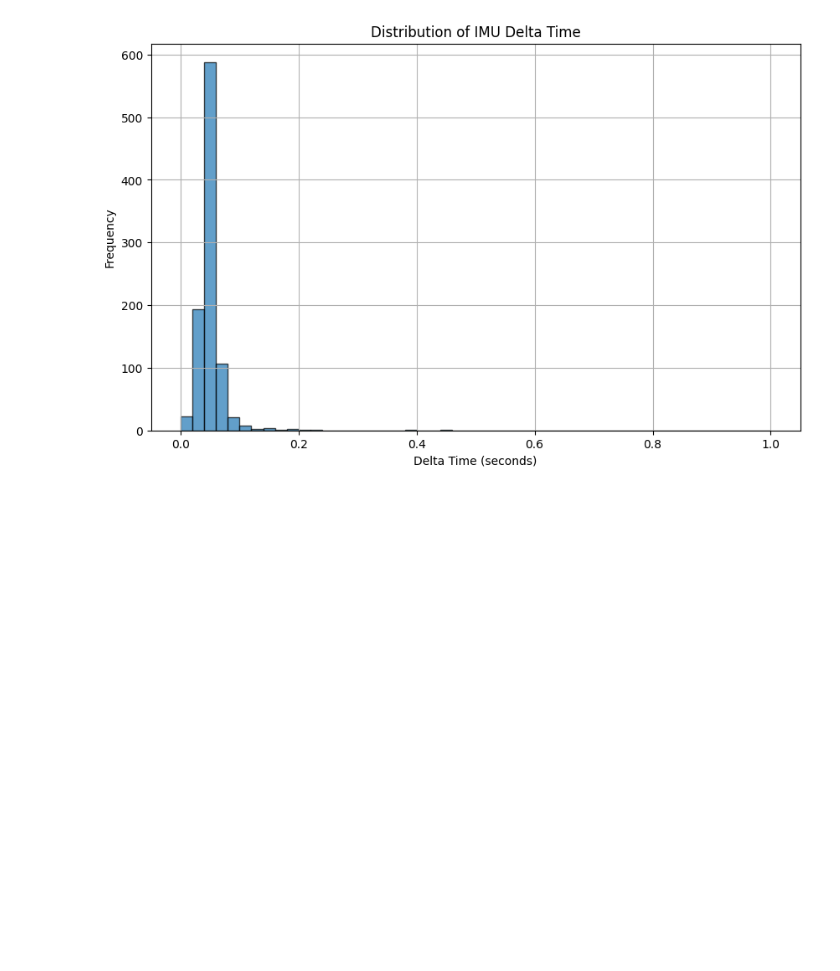
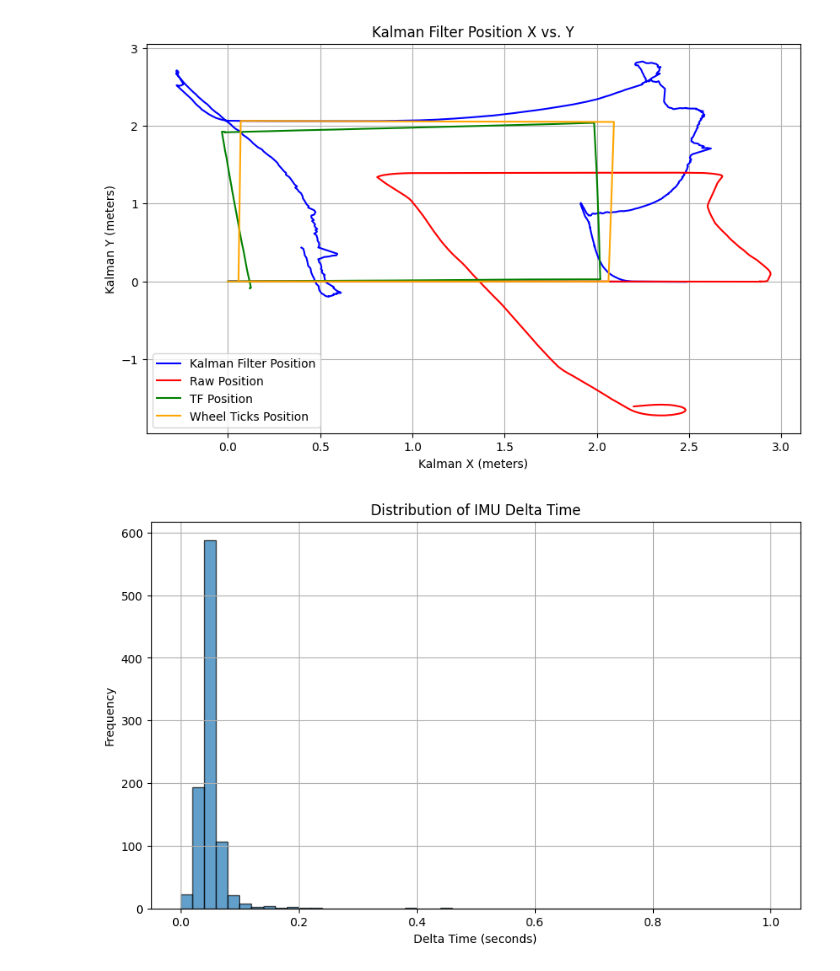
Before and after one commit to calvinbootsman/Data-Fusion-Architecture, a Jupyter notebook: Assignment 3/DFA_Assignment3_2024/data_to_position.ipynb, the cells around one changed output. Drawn from its saved outputs; the diff is of its cells as text; code cells hidden in the pictures; blank space fills up the shorter version.

```diff
--- a/Assignment 3/DFA_Assignment3_2024/data_to_position.ipynb
+++ b/Assignment 3/DFA_Assignment3_2024/data_to_position.ipynb
@@ -186,3 +209,101 @@ plt.show()
+# %%
+import numpy as np
+import matplotlib.pyplot as plt
+
+# Initialize Kalman Filter variables
+H = np.array([[1, 0, 0, 0, 0, 0, 0],
+              [0, 1, 0, 0, 0, 0, 0],
+              [0, 0, 1, 0, 0, 0, 0],
+              [0, 0, 0, 1, 0, 0, 0],
+              [0, 0, 0, 0, 1, 0, 0],
+              [0, 0, 0, 0, 0, 1, 0],
+              [0, 0, 0, 0, 0, 0, 1]])  # Measurement matrix
+
+Q = np.eye(7) * 0.01  # Process noise covariance
+R = np.diag([
+    10,  # Variance for x_wheel
+    10,  # Variance for y_wheel
+    180,  # Variance for v_imu_x
+    180,  # Variance for v_imu_y
+    0.05,  # Variance for a_imu_x
+    0.05,  # Variance for a_imu_y
+    1.61  # Variance for yaw_wheel
+])
+P = np.eye(7)  # Initial state covariance
+x = np.zeros((7, 1))  # Initial state [x, y, vx, vy, ax, ay, yaw]
+
+# Kalman Filter loop
+for i in range(1, len(imu_df)):
+    # Time delta
+    dt = imu_df['delta_time'].iloc[i]
+    if np.isnan(dt) or dt <= 0:
+        continue
+
+    # Wheel encoder velocities
+    v = wheel_ticks_df['linear_velocity'].iloc[i]
+    omega = wheel_ticks_df['angular_velocity'].iloc[i]
+
+    # IMU accelerations
+    ax = imu_df['acceleration_x'].iloc[i]
+    ay = imu_df['acceleration_y'].iloc[i]
+
+    # Recalculate F and B matrices
+    F = np.array([[1, 0, dt,  0, 0.5*dt**2,   0,          0],
+                  [0, 1,  0, dt, 0,           0.5*dt**2,  0],
+                  [0, 0,  1,  0, dt,          0,          0],
+                  [0, 0,  0,  1, 0,           dt,         0],
+                  [0, 0,  0,  0, 1,           0,          0],
+                  [0, 0,  0,  0, 0,           1,          0],
+                  [0, 0,  0,  0, 0,           0,          1]])
+
+    B = np.array([[0.5*dt**2,     0,         0.5*dt**2,    0],
+                  [0,             0.5*dt**2, 0,            0.5*dt**2],
+                  [dt,            0,         dt,           0],
+                  [0,             dt,        0,            dt],
+                  [0,             0,         0,            0],
+                  [0,             0,         0,            0],
+                  [0,             dt,        0,            0]])
+
+    u = np.array([[v], [omega], [ax], [ay]])
+
+    # Prediction step
+    x = F @ x + B @ u
+    P = F @ P @ F.T + Q
+
+    # Measurement vector (using wheel and IMU data)
+    z = np.array([[wheel_ticks_df['position_x'].iloc[i]],
+                  [wheel_ticks_df['position_y'].iloc[i]],
+                  [wheel_vels_df['speed_x'].iloc[i]],
+                  [wheel_vels_df['speed_y'].iloc[i]],
+                  [imu_df['acceleration_x'].iloc[i]],
+                  [imu_df['acceleration_y'].iloc[i]],
+                  [imu_df['yaw'].iloc[i]]])
+
+    # Kalman gain
+    K = P @ H.T @ np.linalg.inv(H @ P @ H.T + R)
+
+    # Update step
+    x = x + K @ (z - H @ x)
+    P = (np.eye(len(x)) - K @ H) @ P
+
+    # Save results
+    imu_df.loc[i, 'kalman_x'] = x[0, 0]
+    imu_df.loc[i, 'kalman_y'] = x[1, 0]
+
+# Plot results
+plt.figure(figsize=(10, 6))
+plt.plot(imu_df['kalman_x'], imu_df['kalman_y'], label='Kalman Filter Position', color='blue')
+plt.plot(imu_df['position_x'], imu_df['position_y'], label='Raw Position', color='red')
+plt.plot(tf_df['translation_x'], tf_df['translation_y'], label='TF Position', color='green')
+plt.plot(wheel_ticks_df['position_x'], wheel_ticks_df['position_y'], label='Wheel Ticks Position', color='orange')
+plt.xlabel('Kalman X (meters)')
+plt.ylabel('Kalman Y (meters)')
+plt.title('Kalman Filter Position X vs. Y')
+plt.legend()
+plt.grid(True)
+plt.show()
+# %% [output]
+[figure, added]
 # %%
 plt.figure(figsize=(10, 6))
 plt.hist(imu_df['delta_time'].dropna(), bins=50, range=(0, 1), edgecolor='k', alpha=0.7)
```
Also changed, not shown: parts of 2 cells of this notebook.
